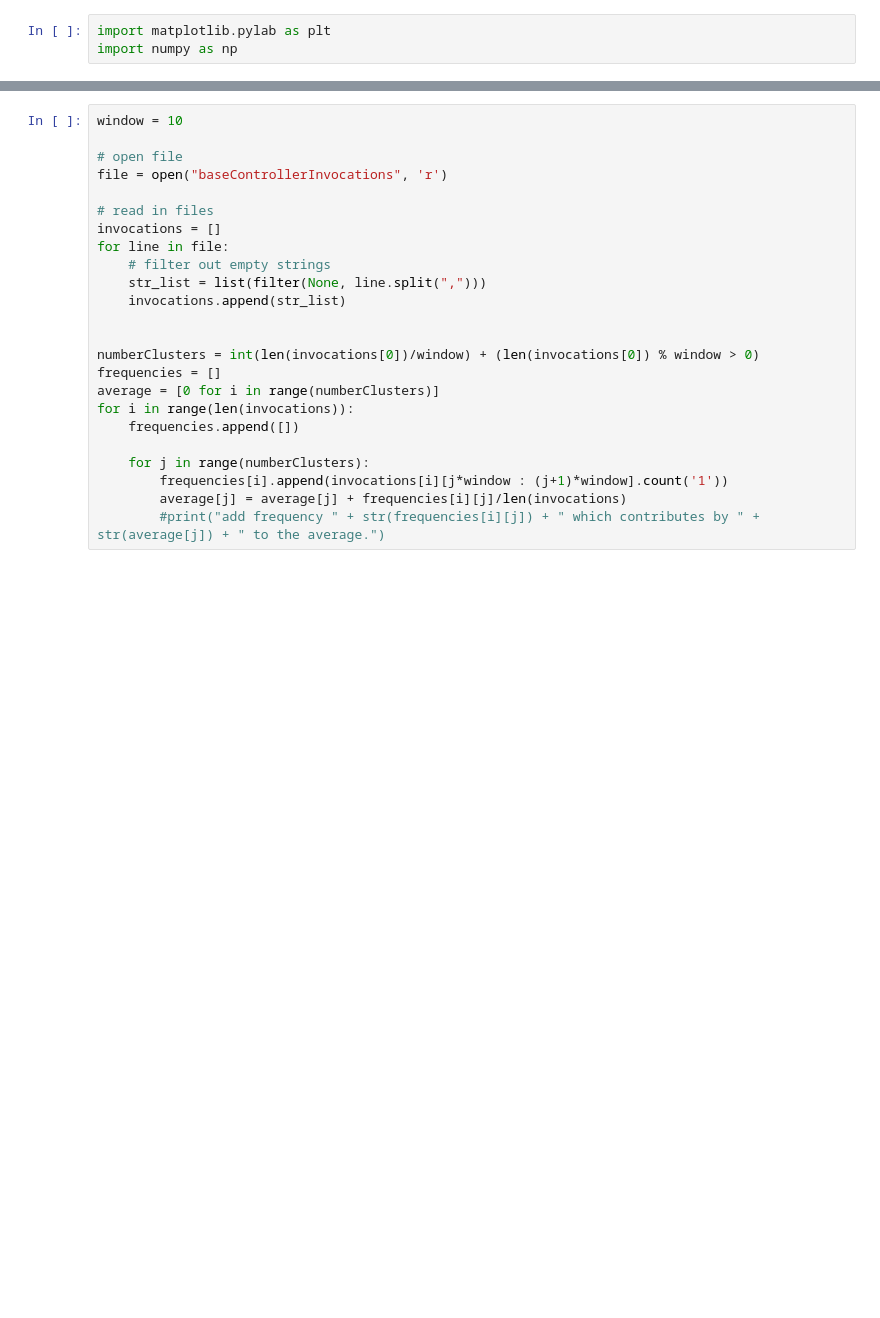
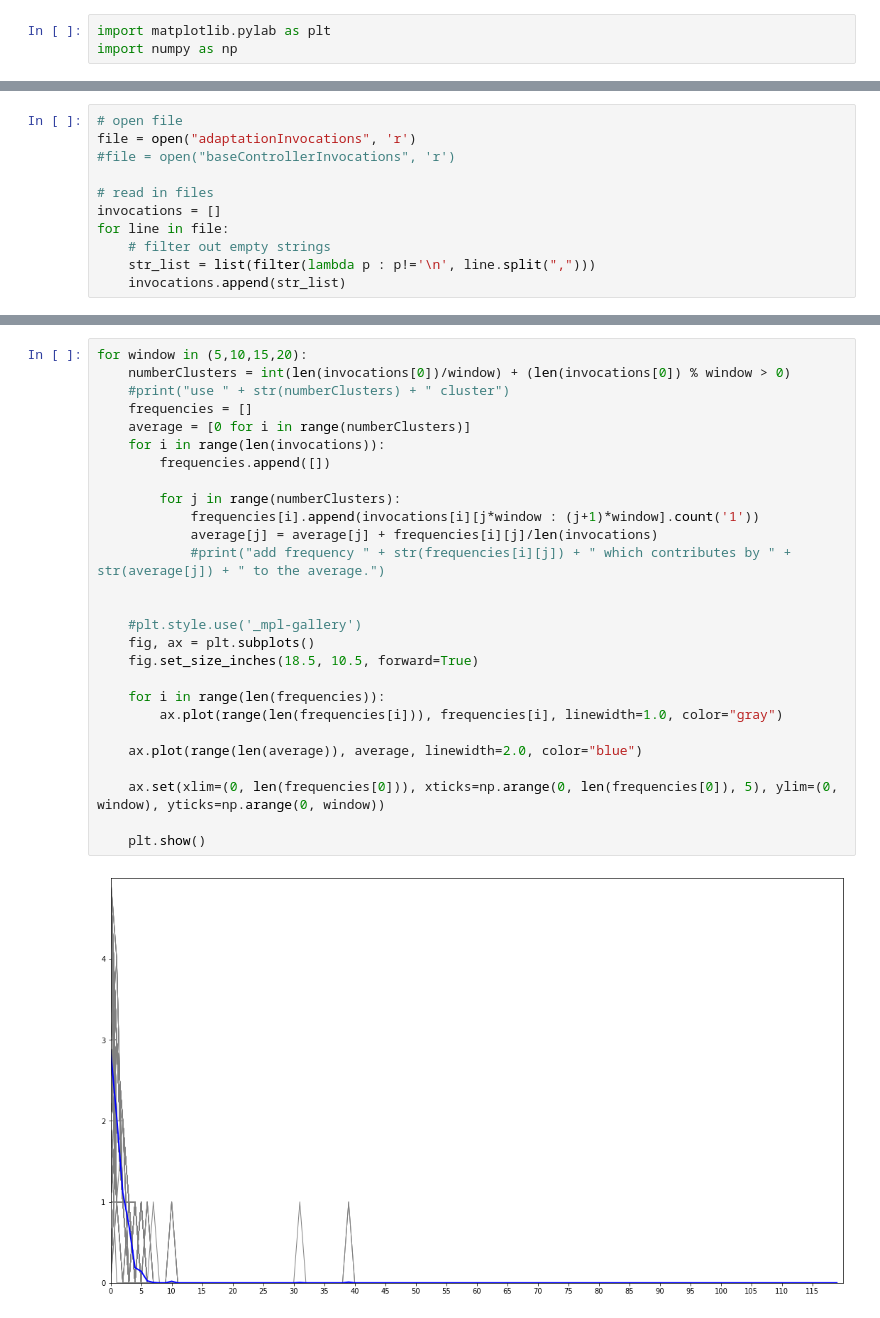
Before and after one commit to modass/simplex-architectures, a Jupyter notebook: scripts/createPlots.ipynb, the cells around one changed output, grey strips where cells are left out. Saved outputs shown, nothing was run; the diff lists cells and outputs as text; blank space fills up the shorter version.

```diff
--- a/scripts/createPlots.ipynb
+++ b/scripts/createPlots.ipynb
@@ -9,0 +10,11 @@ Read in data from file. We assume that each line in the file contains a sequence
+# %%
+# open file
+file = open("adaptationInvocations", 'r')
+#file = open("baseControllerInvocations", 'r')
+
+# read in files
+invocations = []
+for line in file:
+    # filter out empty strings
+    str_list = list(filter(lambda p : p!='\n', line.split(",")))
+    invocations.append(str_list)
@@ -10,24 +23,29 @@ Read in data from file. We assume that each line in the file contains a sequence
 # %%
-window = 10
+for window in (5,10,15,20):
+    numberClusters = int(len(invocations[0])/window) + (len(invocations[0]) % window > 0)
+    #print("use " + str(numberClusters) + " cluster")
+    frequencies = []
+    average = [0 for i in range(numberClusters)]
+    for i in range(len(invocations)):
+        frequencies.append([])
 
-# open file
-file = open("baseControllerInvocations", 'r')
-
-# read in files
-invocations = []
-for line in file:
-    # filter out empty strings
-    str_list = list(filter(None, line.split(",")))
-    invocations.append(str_list)
+        for j in range(numberClusters):
+            frequencies[i].append(invocations[i][j*window : (j+1)*window].count('1'))
+            average[j] = average[j] + frequencies[i][j]/len(invocations)
+            #print("add frequency " + str(frequencies[i][j]) + " which contributes by " + str(average[j]) + " to the average.")
 
 
-numberClusters = int(len(invocations[0])/window) + (len(invocations[0]) % window > 0)
-frequencies = []
-average = [0 for i in range(numberClusters)]
-for i in range(len(invocations)):
-    frequencies.append([])
+    #plt.style.use('_mpl-gallery')
+    fig, ax = plt.subplots()
+    fig.set_size_inches(18.5, 10.5, forward=True)
 
-    for j in range(numberClusters):
-        frequencies[i].append(invocations[i][j*window : (j+1)*window].count('1'))
-        average[j] = average[j] + frequencies[i][j]/len(invocations)
-        #print("add frequency " + str(frequencies[i][j]) + " which contributes by " + str(average[j]) + " to the average.")
+    for i in range(len(frequencies)):
+        ax.plot(range(len(frequencies[i])), frequencies[i], linewidth=1.0, color="gray")
+
+    ax.plot(range(len(average)), average, linewidth=2.0, color="blue")
+
+    ax.set(xlim=(0, len(frequencies[0])), xticks=np.arange(0, len(frequencies[0]), 5), ylim=(0, window), yticks=np.arange(0, window))
+
+    plt.show()
+# %% [output]
+[figure, added]
```
Also changed, not shown: parts of 5 cells of this notebook, 28 other files.
